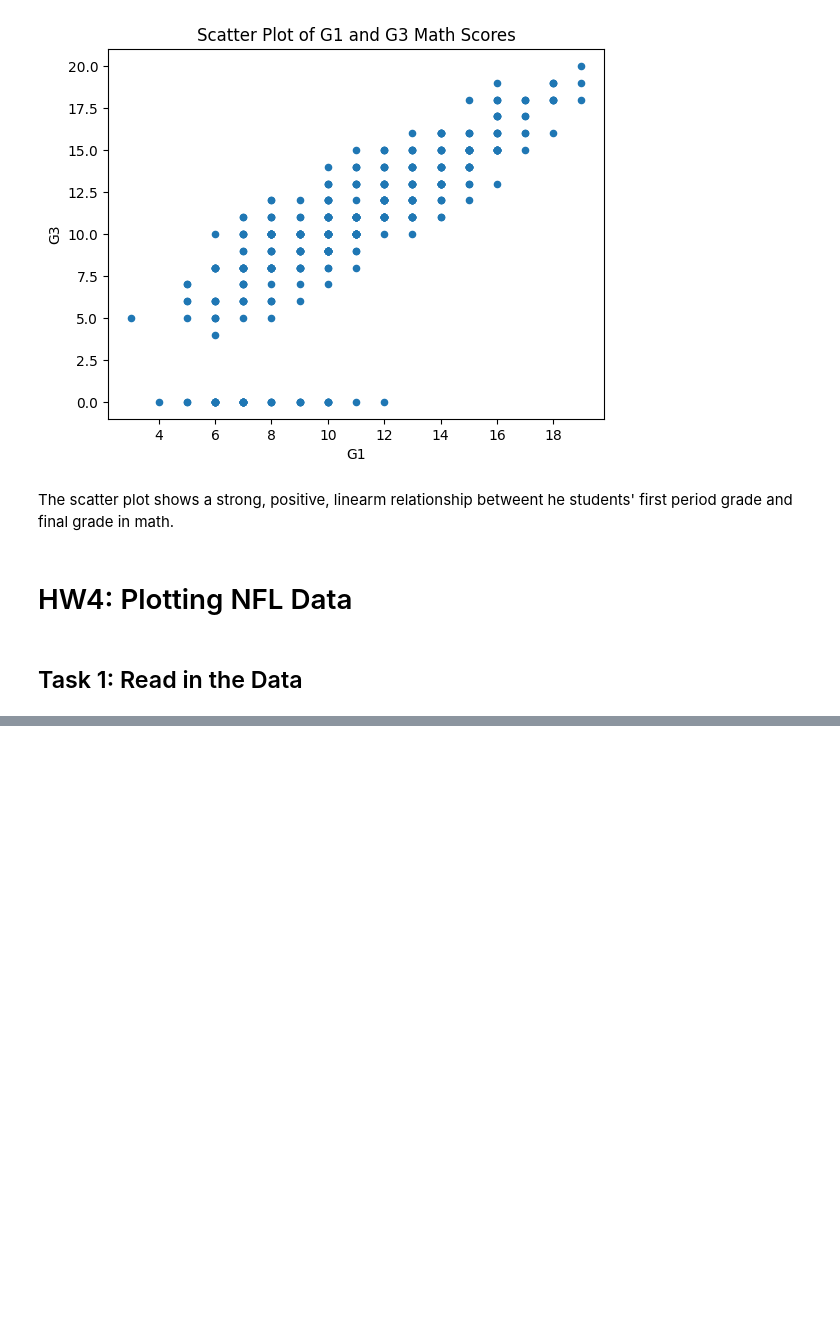
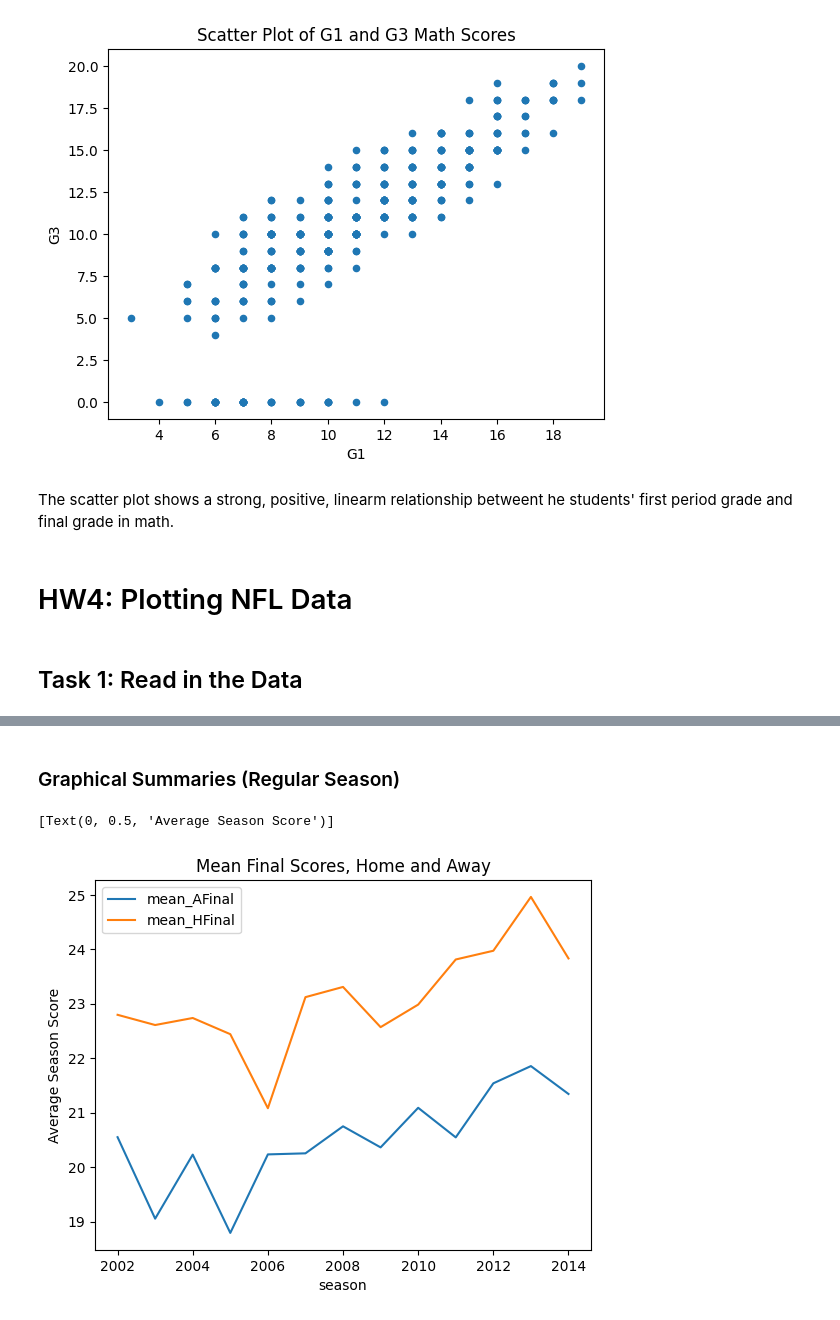
Before and after one commit to lytyler/ST554_Homework4, a Jupyter notebook: Homework4.ipynb, the cells around one changed output, grey strips where cells are left out. Saved outputs shown, nothing was run; the diff lists cells and outputs as text; code cells hidden in the pictures; blank space fills up the shorter version.

```diff
--- a/Homework4.ipynb
+++ b/Homework4.ipynb
@@ -389,4 +389,5 @@ The scatter plot shows a strong, positive, linearm relationship betweent he stud
 ## Task 1: Read in the Data
 # %%
 #Read in data
-pd.read_csv("")
+NFL_data = pd.read_csv("https://www4.stat.ncsu.edu/~online/datasets/scoresFull.csv")
+NFL_data.head()
@@ -392,0 +402,11 @@ pd.read_csv("")
+# %%
+#update data formats to category type for
+#homeTeam, awayTeam, day, stadium, startTime, toss, roof, and surface
+NFL_data["day"] = NFL_data.day.astype("category")
+NFL_data["homeTeam"] = NFL_data.homeTeam.astype("category")
+NFL_data["awayTeam"] = NFL_data.awayTeam.astype("category")
+NFL_data["stadium"] = NFL_data.stadium.astype("category")
+NFL_data["startTime"] = NFL_data.startTime.astype("category")
+NFL_data["toss"] = NFL_data.toss.astype("category")
+NFL_data["roof"] = NFL_data.roof.astype("category")
+NFL_data["surface"] = NFL_data.surface.astype("category")
@@ -392,0 +440,7 @@ pd.read_csv("")
+# %%
+#Filter data for the regular season (weeks 1 to 17)
+regS_data = NFL_data.loc[(NFL_data["week"] != "WildCard") &
+             (NFL_data["week"] != "Division") &
+             (NFL_data["week"] != "ConfChamp") &
+             (NFL_data["week"] != "SuperBowl")]
+regS_data.week.value_counts() #make sure only weeks 1 to 17
@@ -392,0 +515,4 @@ pd.read_csv("")
+# %%
+regS_data["week"] = regS_data.week.astype("int")
+summary3 = regS_data.groupby("week")[["AfirstDowns", "HfirstDowns", "AFinal", "HFinal"]].agg(["mean","std"])
+summary3
@@ -392,0 +545,11 @@ pd.read_csv("")
+# %% [markdown]
+### Graphical Summaries (Regular Season)
+# %%
+#create data summary to plot then plot
+plot1_data = regS_data.groupby("season").agg(mean_AFinal = ("AFinal", "mean"),
+                                            mean_HFinal = ("HFinal", "mean"))
+plot1_data.plot.line(title = "Mean Final Scores, Home and Away") \
+    .set(ylabel = "Average Season Score")
+# %% [output]
+[Text(0, 0.5, 'Average Season Score')]
+[figure, added]
```
Also changed, not shown: parts of 24 cells of this notebook.
